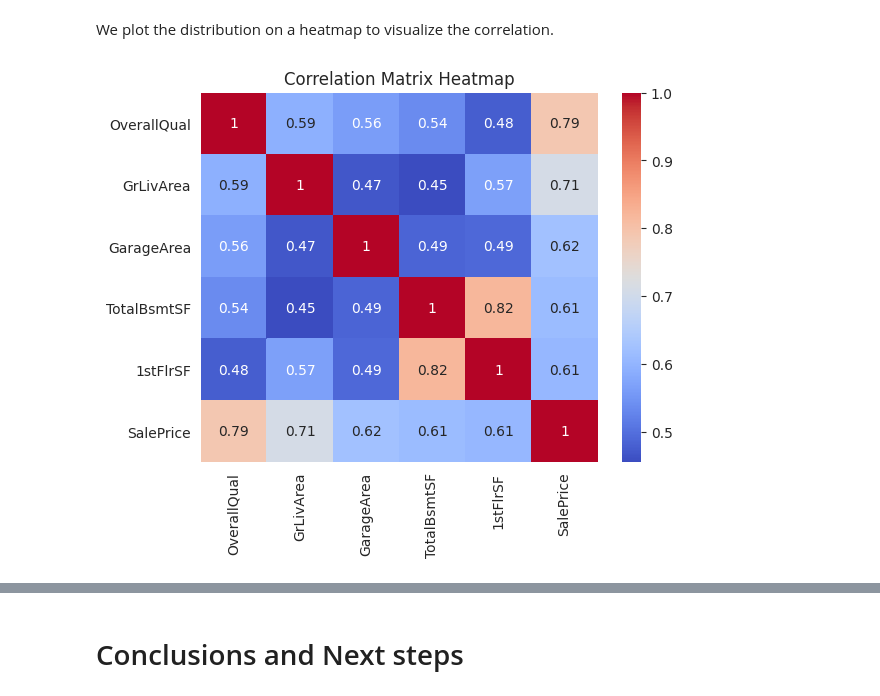
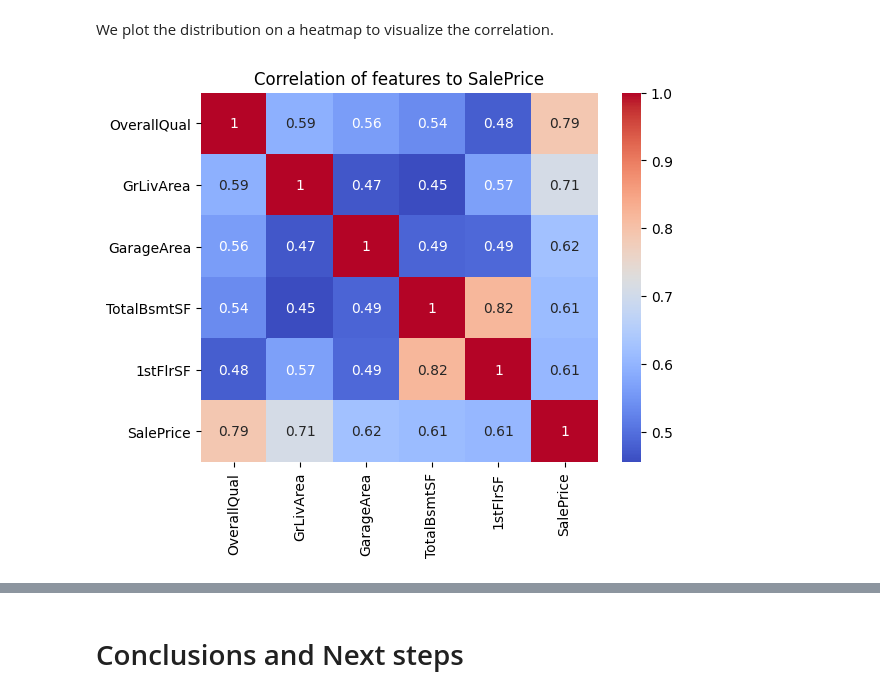
Before and after one commit to knutinator/heritage-housing, a Jupyter notebook: jupyter_notebooks/02 house price study.ipynb, the cells around one changed output, grey strips where cells are left out. Saved outputs shown, nothing was run; the diff lists cells and outputs as text; code cells hidden in the pictures.

```diff
--- a/jupyter_notebooks/02 house price study.ipynb
+++ b/jupyter_notebooks/02 house price study.ipynb
@@ -170,17 +172,17 @@ We plot the distribution on a heatmap to visualize the correlation.
 # %%
 import seaborn as sns
 import matplotlib.pyplot as plt
 
 # Select the top 5 variables with highest correlation with SalePrice
 corr = df.corr()
 top_corr_features = ['OverallQual', 'GrLivArea', 'GarageArea', 'TotalBsmtSF', '1stFlrSF', 'SalePrice']
 
 # Plot heat map
-sns.heatmap(df[top_corr_features].corr(), annot=True, cmap="coolwarm")
-plt.title("Correlation Matrix Heatmap")
+sns.heatmap(df_ohe[top_corr_features].corr(), annot=True, cmap="coolwarm")
+plt.title("Correlation of features to SalePrice")
 plt.show()
 # %% [output]
-[figure, old version]
+[figure, new version]
 # %%
 import matplotlib.pyplot as plt
 
```
Also changed, not shown: parts of 13 cells of this notebook.
